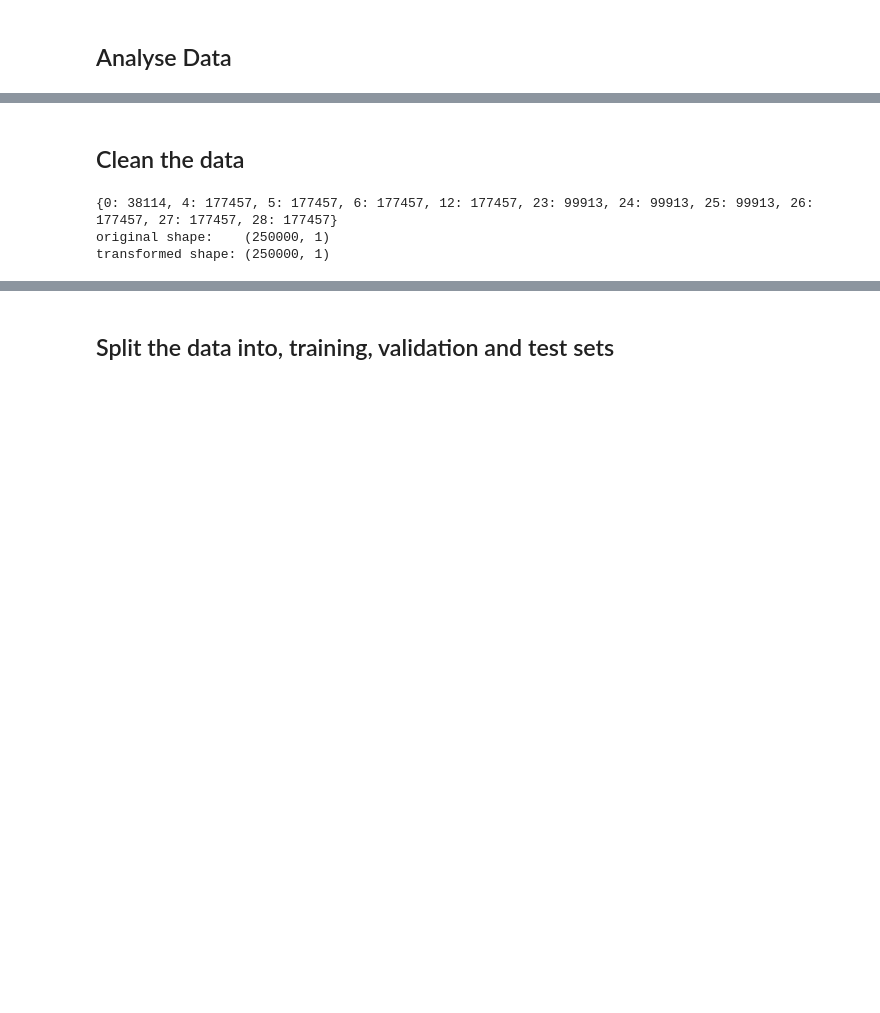
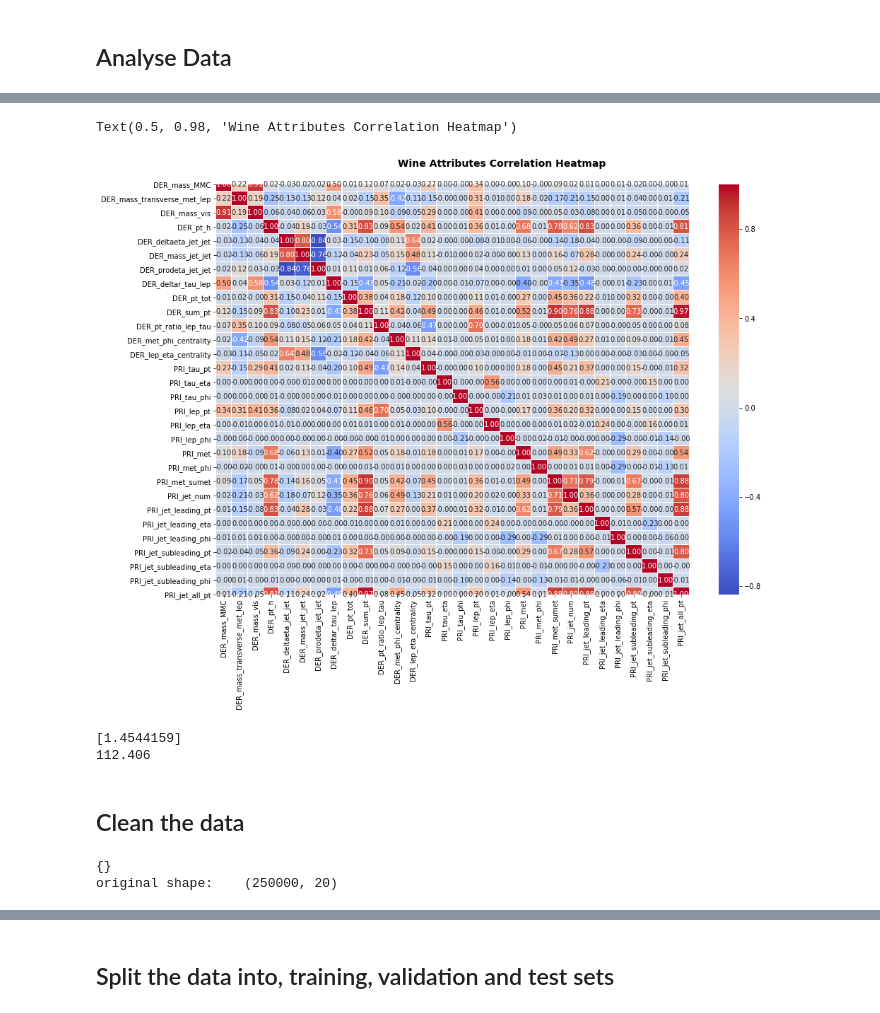
Before and after one commit to X4l1b1/ML_Project1, a Jupyter notebook: scripts/project1.ipynb, the cells around one changed output, grey strips where cells are left out. Saved outputs shown, nothing was run; the diff lists cells and outputs as text; code cells hidden in the pictures; blank space fills up the shorter version.

Commit message:
add some stuff to analyse data and predict null values

```diff
--- a/scripts/project1.ipynb
+++ b/scripts/project1.ipynb
@@ -70,6 +72,47 @@ display(data.describe())
 | 75% | 287499.250000 | 1.000000 | 135.482000 | 73.598000 | 92.259000 | 79.169000 | 3.690000 | ... |
 | max | 349999.000000 | 1.000000 | 1192.026000 | 690.075000 | 1349.351000 | 2834.999000 | 8.503000 | ... |
 [figure]
+# %%
+corr = data.drop(['Id', 'Prediction'], axis=1).corr()
+fig, (ax) = plt.subplots(1, 1, figsize=(15,10))
+
+hm = sns.heatmap(corr,
+                 ax=ax,           # Axes in which to draw the plot, otherwise use the currently-active Axes.
+                 cmap="coolwarm", # Color Map.
+                 #square=True,    # If True, set the Axes aspect to “equal” so each cell will be square-shaped.
+                 annot=True,
+                 fmt='.2f',       # String formatting code to use when adding annotations.
+                 #annot_kws={"size": 14},
+                 linewidths=.05)
+
+fig.subplots_adjust(top=0.93)
+fig.suptitle('Wine Attributes Correlation Heatmap',
+              fontsize=14,
+              fontweight='bold')
+# %% [output]
+Text(0.5, 0.98, 'Wine Attributes Correlation Heatmap')
+[figure, added]
+# %%
+tx_0_train = data[~data['DER_mass_MMC'].isna()]['DER_mass_vis']
+ty_0_train = data[~data['DER_mass_MMC'].isna()]['DER_mass_MMC']
+tx_0_test = data[data['DER_mass_MMC'].isna()]['DER_mass_vis'].values.reshape(-1, 1)
+
+
+tx_0_train = tx_0_train.values.reshape(-1, 1)
+ty_0_train = ty_0_train.values
+
+
+loss, weights = least_squares(ty_0_train, tx_0_train)
+
+print(weights)
+
+tx_0_test = np.dot(tx_0_test, weights)
+print(data[~data['DER_mass_MMC'].isna()]['DER_mass_MMC'].median())
+#data.loc[data['DER_mass_MMC'].isna(),'DER_mass_MMC'] = tx_0_test
+data.loc[data['DER_mass_MMC'].isna(),'DER_mass_MMC'] = data[~data['DER_mass_MMC'].isna()]['DER_mass_MMC'].median()
+# %% [output]
+[1.4544159]
+112.406
 # %% [markdown]
 ## Clean the data
 # %%
@@ -77,24 +120,23 @@ def cleanData(tX):
     # Remove features with unusable data
     unique, counts = np.unique(np.where(tX < -998)[1], return_counts=True)
     print(dict(zip(unique, counts)))
-    tX = np.delete(tX, (0, 4, 5, 6, 12, 23, 24, 25, 26, 27, 28), 1)
+    tX = np.delete(tX, (4, 5, 6, 12, 23, 24, 25, 26, 27, 28), 1)
 
     # Standardize the data
     tX, mean_x, std_x = standardize(tX)
 
-    tX = normalize(tX)
+    #tX = normalize(tX)
 
     return tX
 
-clean_tX = cleanData(tX)
+clean_tX = cleanData(data.drop(['Id', 'Prediction'], axis=1).values)
 
-pca = PCA(n_components=1)
-pca.fit(clean_tX)
+#pca = PCA(n_components=1)
+#pca.fit(clean_tX)
 
-clean_tX = pca.transform(clean_tX)
+#clean_tX = pca.transform(clean_tX)
 print("original shape:   ", clean_tX.shape)
-print("transformed shape:", tX_pca.shape)
+#print("transformed shape:", tX_pca.shape)d
 # %% [output]
-{0: 38114, 4: 177457, 5: 177457, 6: 177457, 12: 177457, 23: 99913, 24: 99913, 25: 99913, 26: 177457, 27: 177457, 28: 177457}
-original shape:    (250000, 1)
-transformed shape: (250000, 1)
+{}
+original shape:    (250000, 20)
```
Also changed, not shown: parts of 3 cells of this notebook.
